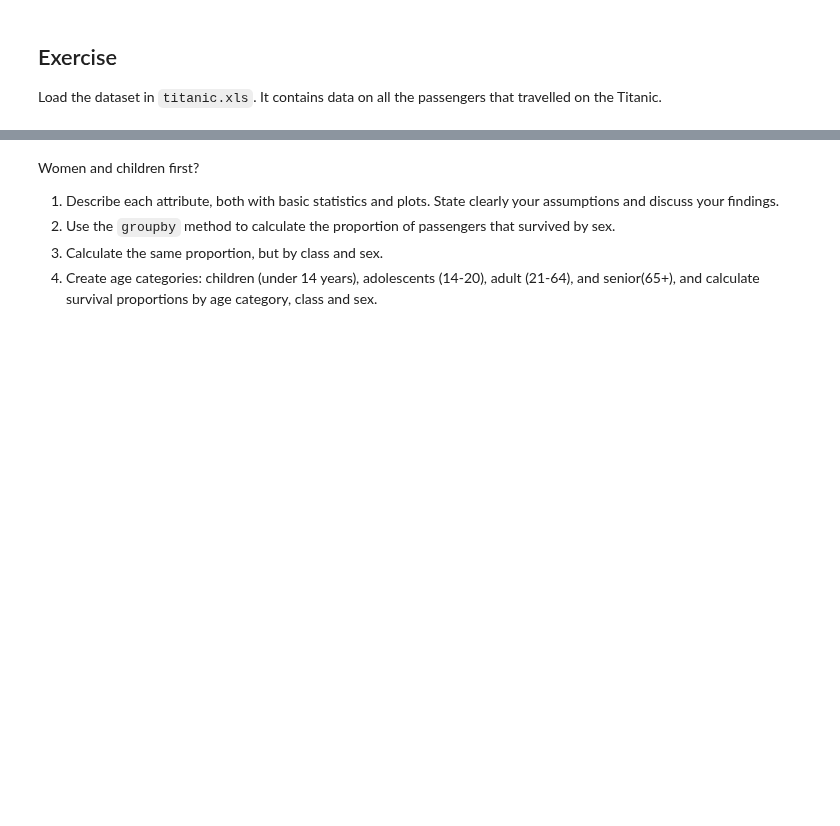
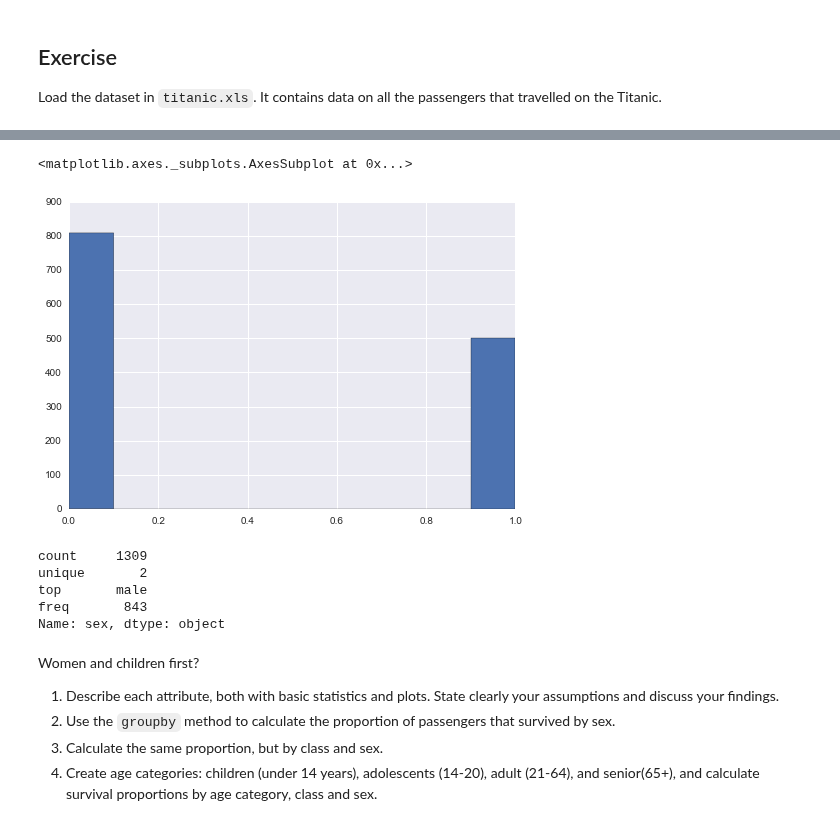
Before and after one commit to amirsh/ada-ana, a Jupyter notebook: HW1-notebooks/Data Wrangling with Pandas.ipynb, the cells around one changed output, grey strips where cells are left out. Saved outputs shown, nothing was run; the diff lists cells and outputs as text; code cells hidden in the pictures; blank space fills up the shorter version.

```diff
--- a/HW1-notebooks/Data Wrangling with Pandas.ipynb
+++ b/HW1-notebooks/Data Wrangling with Pandas.ipynb
@@ -1067,3 +1693,17 @@ HTML(filename='Data/titanic.html')
+# %%
+titanic.survived.hist(bins=10)
+# %% [output]
+<matplotlib.axes._subplots.AxesSubplot at 0x...>
+[figure, added]
+# %%
+# sex
+titanic.sex.describe()
+# %% [output]
+count     1309
+unique       2
+top       male
+freq       843
+Name: sex, dtype: object
 # %% [markdown]
 Women and children first?
 
```
Also changed, not shown: parts of 64 cells of this notebook.
